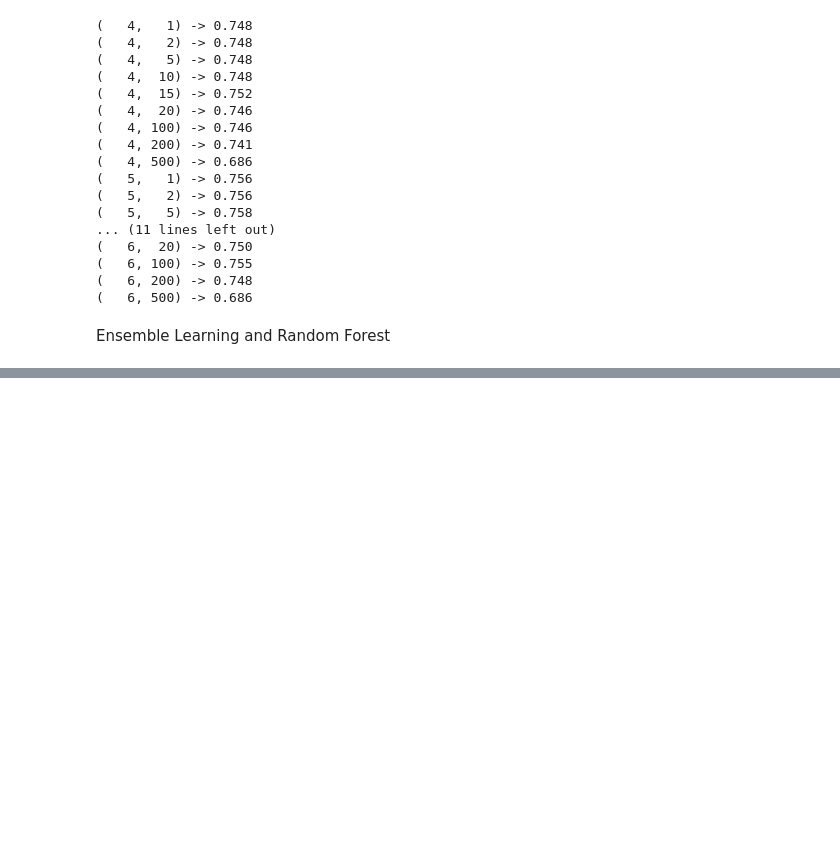
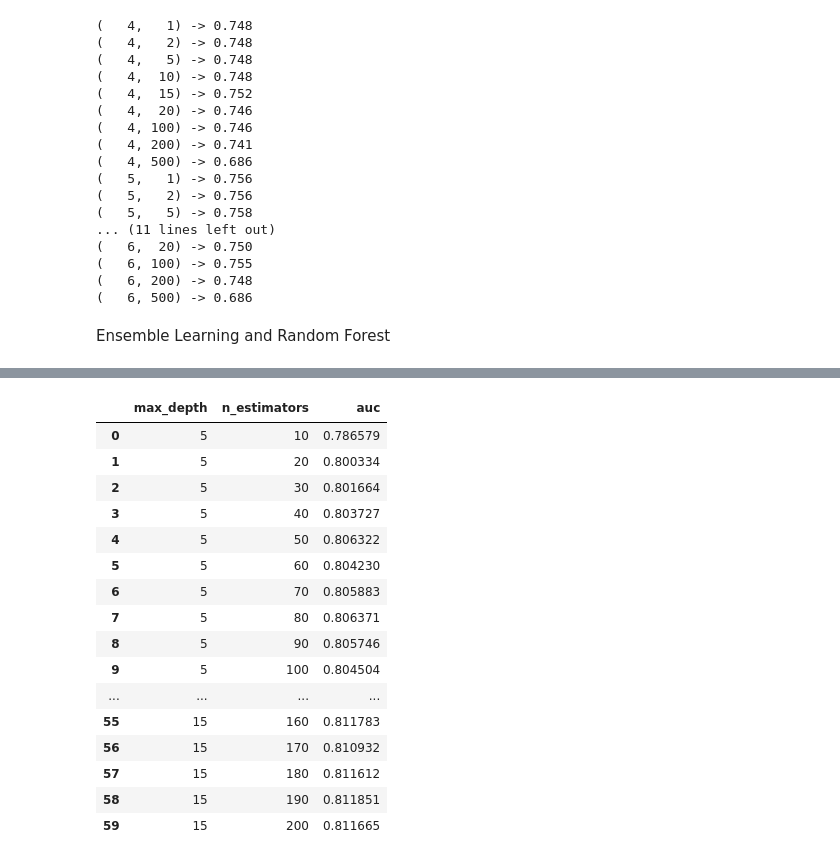
Before and after one commit to ShivaSaiV/Machine-Learning, a Jupyter notebook: CreditRiskProject/credit_risk.ipynb, the cells around one changed output, grey strips where cells are left out. Saved outputs shown, nothing was run; the diff lists cells and outputs as text; code cells hidden in the pictures; blank space fills up the shorter version.

```diff
--- a/CreditRiskProject/credit_risk.ipynb
+++ b/CreditRiskProject/credit_risk.ipynb
@@ -418,0 +462,20 @@ Ensemble Learning and Random Forest
+# %%
+display(df_scores)
+# %% [output]
+|  | max_depth | n_estimators | auc |
+| 0 | 5 | 10 | 0.786579 |
+| 1 | 5 | 20 | 0.800334 |
+| 2 | 5 | 30 | 0.801664 |
+| 3 | 5 | 40 | 0.803727 |
+| 4 | 5 | 50 | 0.806322 |
+| 5 | 5 | 60 | 0.804230 |
+| 6 | 5 | 70 | 0.805883 |
+| 7 | 5 | 80 | 0.806371 |
+| 8 | 5 | 90 | 0.805746 |
+| 9 | 5 | 100 | 0.804504 |
+| ... | ... | ... | ... |
+| 55 | 15 | 160 | 0.811783 |
+| 56 | 15 | 170 | 0.810932 |
+| 57 | 15 | 180 | 0.811612 |
+| 58 | 15 | 190 | 0.811851 |
+| 59 | 15 | 200 | 0.811665 |
```
Also changed, not shown: parts of 15 cells of this notebook.
